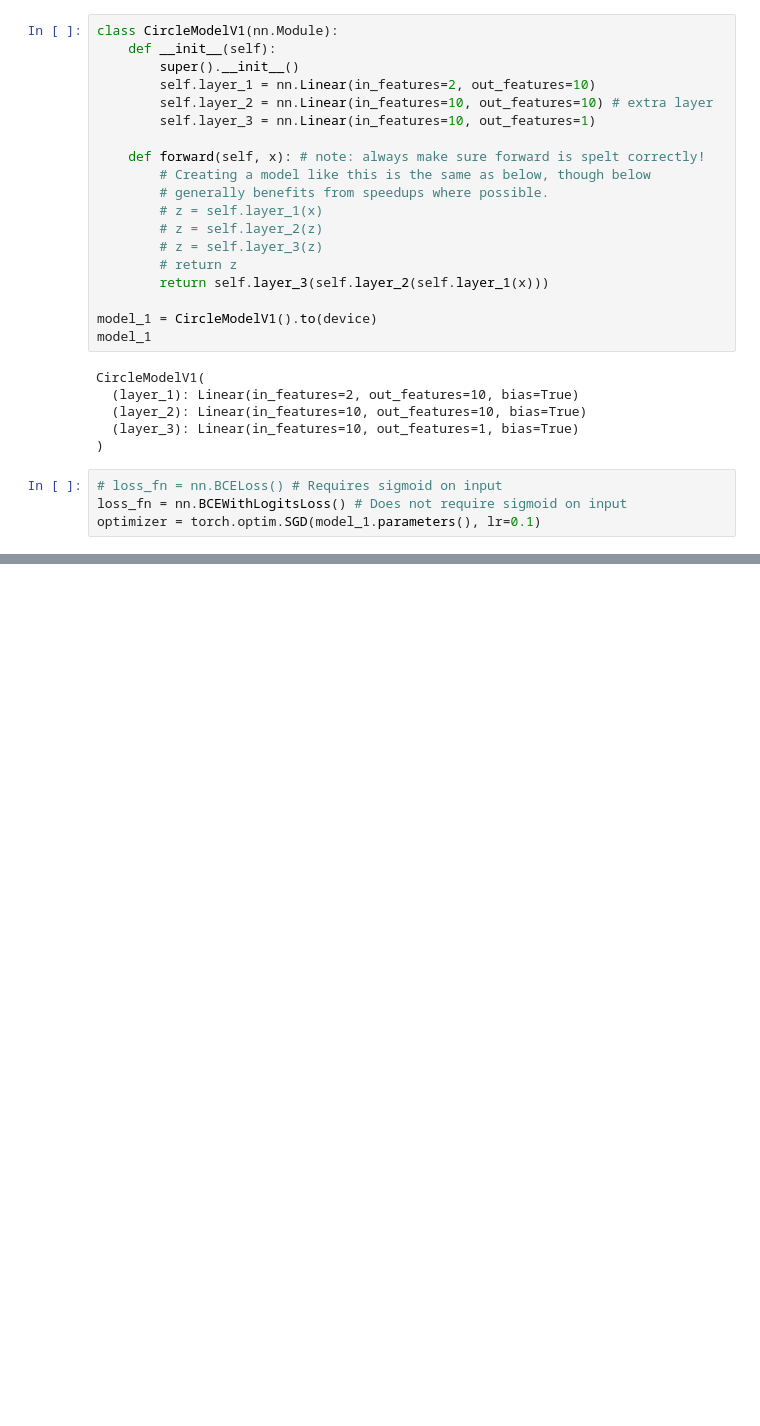
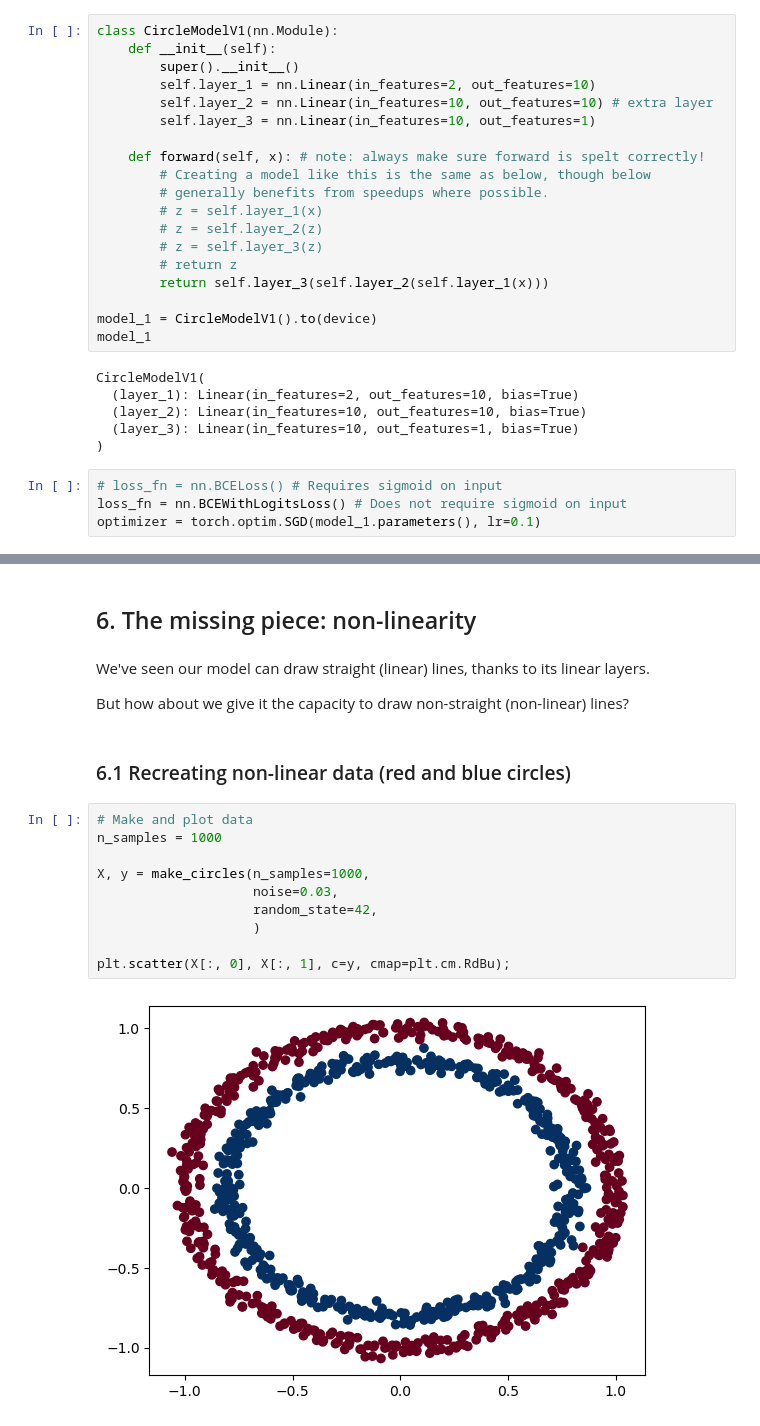
Before and after one commit to itssahilwhat/AI-Fundamentals, a Jupyter notebook: Pytorch/02.ipynb, the cells around one changed output, grey strips where cells are left out. Saved outputs shown, nothing was run; the diff lists cells and outputs as text; blank space fills up the shorter version.

```diff
--- a/Pytorch/02.ipynb
+++ b/Pytorch/02.ipynb
@@ -546,0 +777,20 @@ optimizer = torch.optim.SGD(model_1.parameters(), lr=0.1)
+# %% [markdown]
+## 6. The missing piece: non-linearity
+# %% [markdown]
+We've seen our model can draw straight (linear) lines, thanks to its linear layers.
+
+But how about we give it the capacity to draw non-straight (non-linear) lines?
+# %% [markdown]
+### 6.1 Recreating non-linear data (red and blue circles)
+# %%
+# Make and plot data
+n_samples = 1000
+
+X, y = make_circles(n_samples=1000,
+                    noise=0.03,
+                    random_state=42,
+                    )
+
+plt.scatter(X[:, 0], X[:, 1], c=y, cmap=plt.cm.RdBu);
+# %% [output]
+[figure, added]
```
Also changed, not shown: parts of 23 cells of this notebook.
